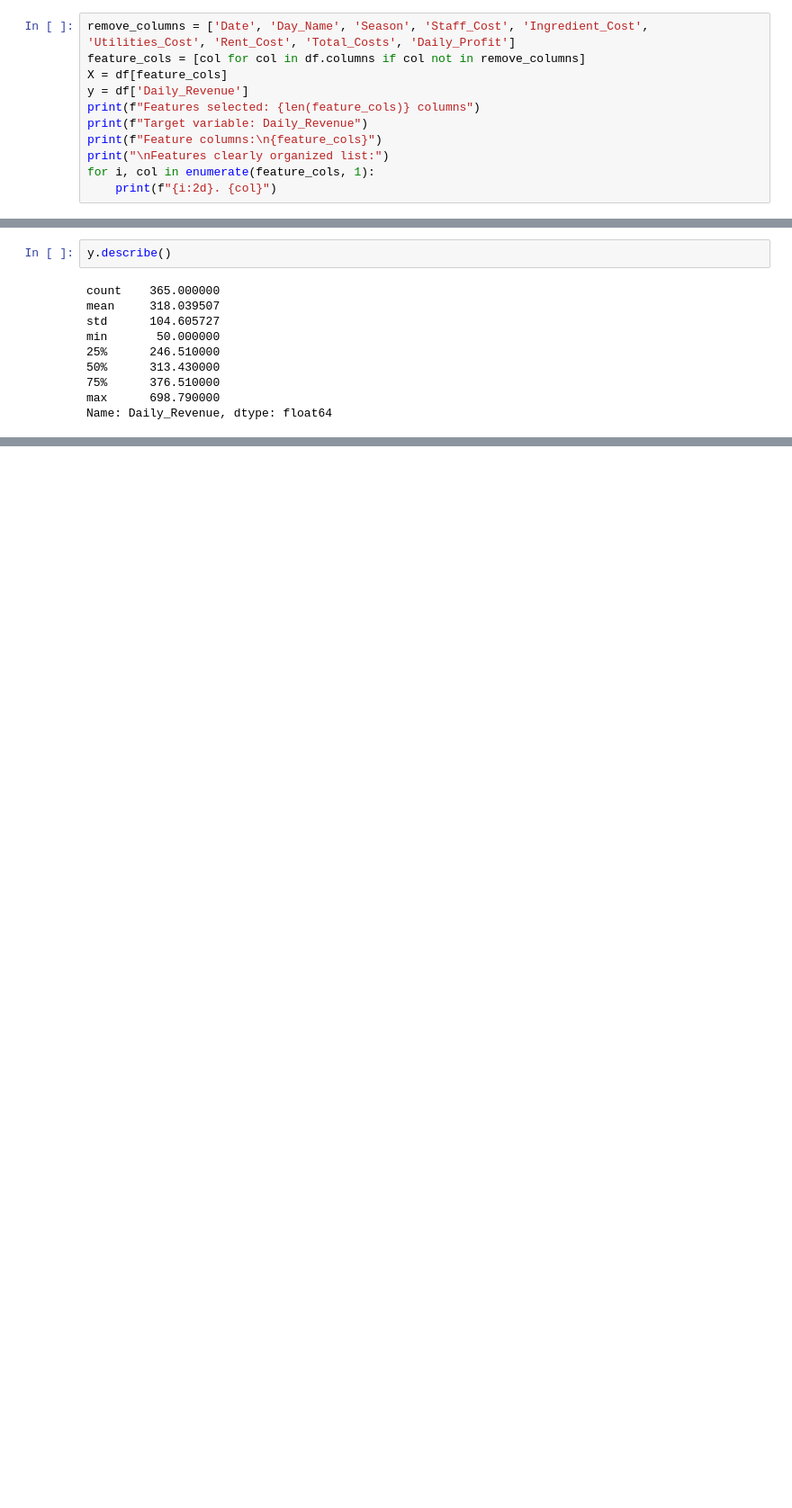
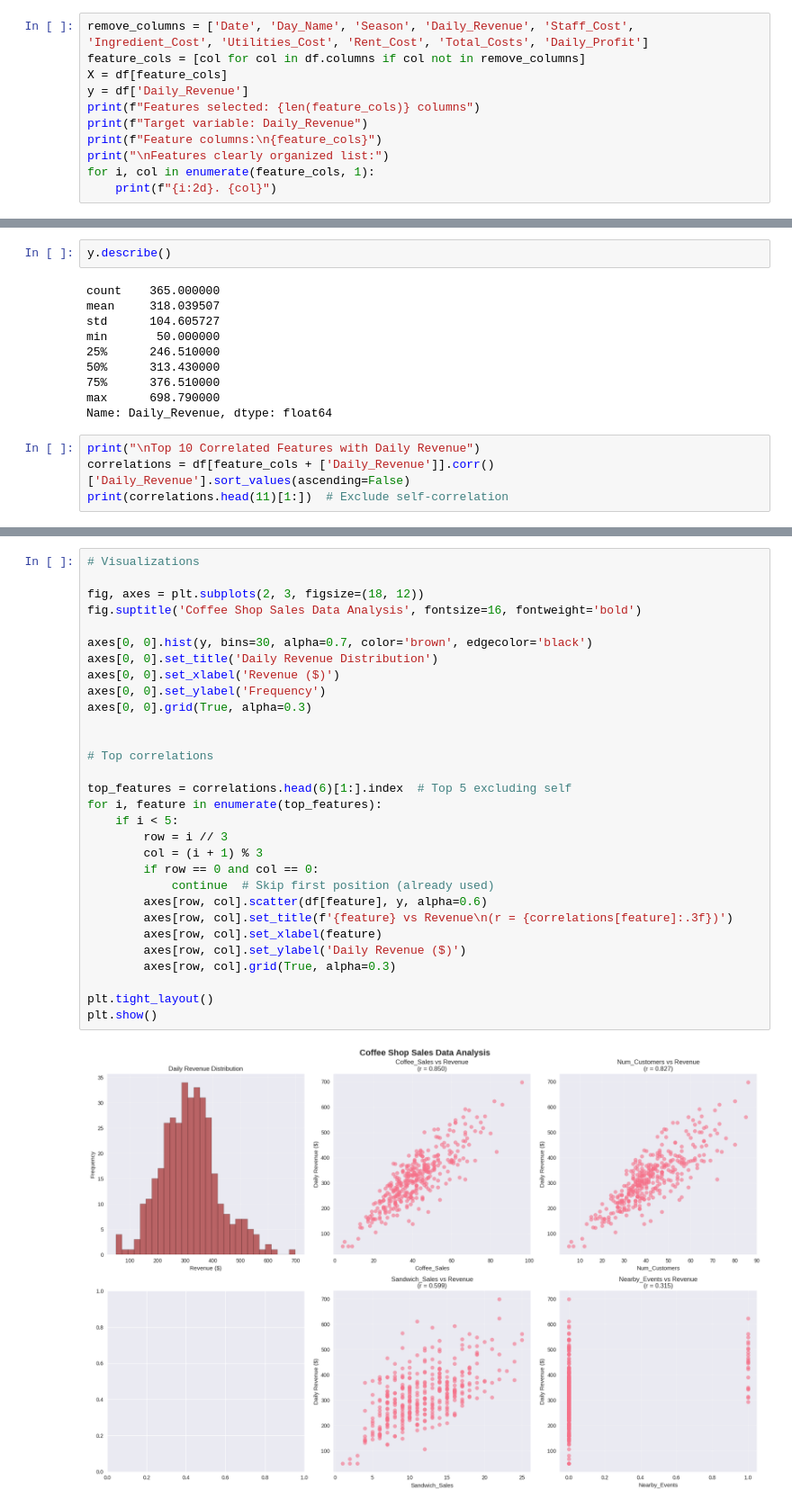
Before and after one commit to kiruthikpurpose/DataScientistProject, a Jupyter notebook: Tasks/CoffeeShopProject.ipynb, the cells around one changed output, grey strips where cells are left out. Shown at 90% size. Drawn from its saved outputs; the diff is of its cells as text; blank space fills up the shorter version.

```diff
--- a/Tasks/CoffeeShopProject.ipynb
+++ b/Tasks/CoffeeShopProject.ipynb
@@ -109,7 +109,7 @@ Data columns (total 31 columns):
 dtypes: UInt32(1), datetime64[ns](1), float64(8), int32(2), int64(17), object(2)
 memory usage: 84.6+ KB
 # %%
-remove_columns = ['Date', 'Day_Name', 'Season', 'Staff_Cost', 'Ingredient_Cost', 'Utilities_Cost', 'Rent_Cost', 'Total_Costs', 'Daily_Profit']
+remove_columns = ['Date', 'Day_Name', 'Season', 'Daily_Revenue', 'Staff_Cost', 'Ingredient_Cost', 'Utilities_Cost', 'Rent_Cost', 'Total_Costs', 'Daily_Profit']
 feature_cols = [col for col in df.columns if col not in remove_columns]
 X = df[feature_cols]
 y = df['Daily_Revenue']
@@ -149,3 +149,7 @@ min       50.000000
 75%      376.510000
 max      698.790000
 Name: Daily_Revenue, dtype: float64
+# %%
+print("\nTop 10 Correlated Features with Daily Revenue")
+correlations = df[feature_cols + ['Daily_Revenue']].corr()['Daily_Revenue'].sort_values(ascending=False)
+print(correlations.head(11)[1:])  # Exclude self-correlation
@@ -151,0 +169,32 @@ Name: Daily_Revenue, dtype: float64
+# %%
+# Visualizations
+
+fig, axes = plt.subplots(2, 3, figsize=(18, 12))
+fig.suptitle('Coffee Shop Sales Data Analysis', fontsize=16, fontweight='bold')
+
+axes[0, 0].hist(y, bins=30, alpha=0.7, color='brown', edgecolor='black')
+axes[0, 0].set_title('Daily Revenue Distribution')
+axes[0, 0].set_xlabel('Revenue ($)')
+axes[0, 0].set_ylabel('Frequency')
+axes[0, 0].grid(True, alpha=0.3)
+
+
+# Top correlations
+
+top_features = correlations.head(6)[1:].index  # Top 5 excluding self
+for i, feature in enumerate(top_features):
+    if i < 5:
+        row = i // 3
+        col = (i + 1) % 3
+        if row == 0 and col == 0:
+            continue  # Skip first position (already used)
+        axes[row, col].scatter(df[feature], y, alpha=0.6)
+        axes[row, col].set_title(f'{feature} vs Revenue\n(r = {correlations[feature]:.3f})')
+        axes[row, col].set_xlabel(feature)
+        axes[row, col].set_ylabel('Daily Revenue ($)')
+        axes[row, col].grid(True, alpha=0.3)
+
+plt.tight_layout()
+plt.show()
+# %% [output]
+[figure, added]
```
Also changed, not shown: parts of 2 cells of this notebook, 5 other files.
